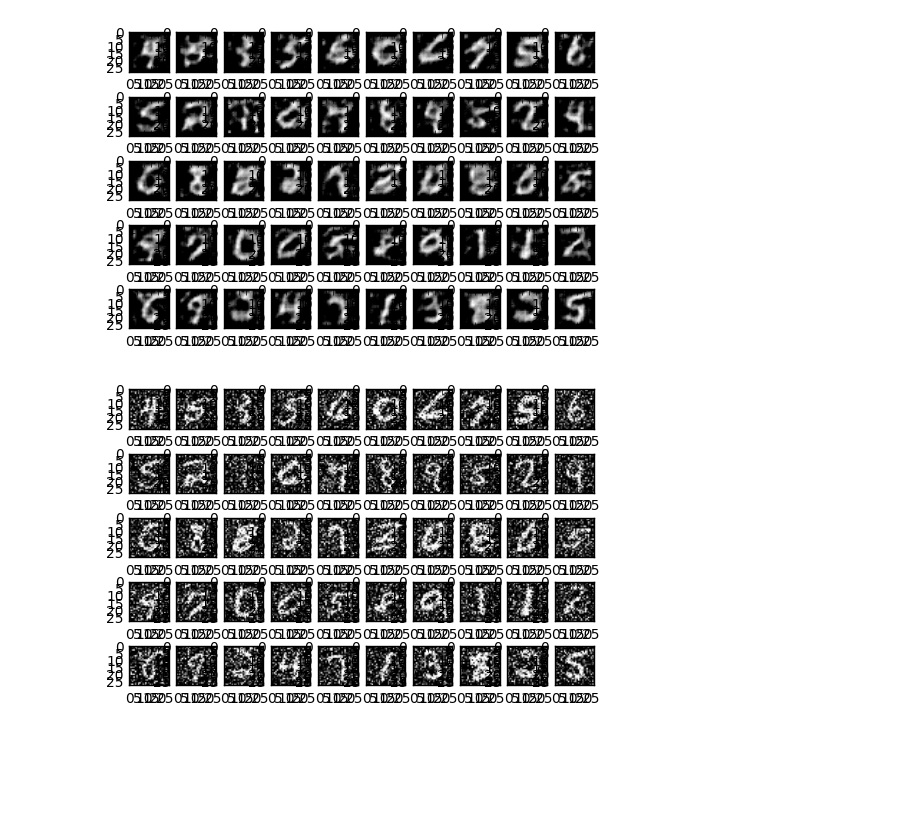
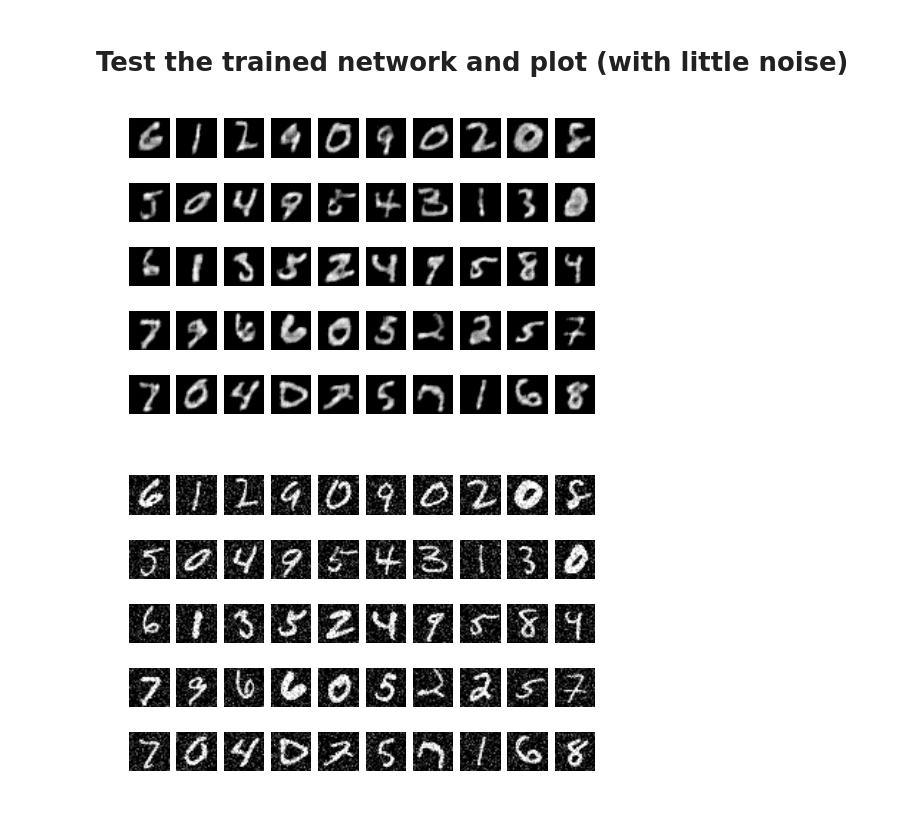
Before and after one commit to dilgers/deep_learning_lab, a Jupyter notebook: Assignment_3/AutoEncoder.ipynb, the cells around one changed output. Cells and saved outputs as stored; diff of their text form; code cells hidden in the pictures; blank space fills up the shorter version.

Commit message:
splitting the plot function for noise free and little noise plots

```diff
--- a/Assignment_3/AutoEncoder.ipynb
+++ b/Assignment_3/AutoEncoder.ipynb
@@ -71,0 +91,20 @@ Training the Autoencoder and creating reconstructed images
+# %%
+batchTest_X, batchLabel = mnist.test.next_batch(50)
+imgsTest = batchTest_X.reshape((-1, 28, 28, 1))
+
+reconstImg = sess.run([network_output], feed_dict={input_image_placeholder: imgsTest})[0]
+
+# plot the reconstructed images and their ground truths (inputs)
+plt.figure(1)
+plt.title('Reconstructed Images')
+for i in range(50):
+    plt.subplot(5, 10, i+1)
+    plt.imshow(reconstImg[i, ..., 0], cmap='gray')
+    plt.axis('off')
+plt.figure(2)
+plt.title('Input Images')
+for i in range(50):
+    plt.subplot(5, 10, i+1)
+    plt.imshow(imgsTest[i, ..., 0], cmap='gray')
+    plt.axis('off')
+plt.show()
@@ -72,36 +114,30 @@ Training the Autoencoder and creating reconstructed images
+# %% [markdown]
+# Test the trained network and plot (with little noise)
 # %%
-with tf.Session() as sess:
-    for idx in range(len(lr)):  # epochs loop
-        sess.run(init)
-        for batch_n in range(batch_per_ep):  # batches loop
-            batchTrain_X, batchLabel = mnist.train.next_batch(batchSize)
-            imgsTrain= batchTrain_X.reshape((-1, 28, 28, 1))
-            _, c = sess.run([opt, loss], feed_dict={learning_rate_placeholder : lr[idx], input_image_placeholder: imgsTrain})
-            costCurve[idx].append(c)
+batchTest_X, batchLabel = mnist.test.next_batch(50)
+imgsTest = batchTest_X.reshape((-1, 28, 28, 1))
 
-    # test the trained network
-    batchTest_X, batchLabel = mnist.test.next_batch(50)
-    imgsTest = batchTest_X.reshape((-1, 28, 28, 1))
+# smalle noise
+noise_factor = 0.2
+imgsTest = imgsTest + noise_factor * np.random.normal(loc=0.0, scale=1.0, size=imgsTest.shape)
+imgsTest = np.clip(imgsTest, 0., 1.)
 
-    # smalle noise
-    noise_factor = 0.5
-    imgsTest = imgsTest + noise_factor * np.random.normal(loc=0.0, scale=1.0, size=imgsTest.shape)
-    imgsTest = np.clip(imgsTest, 0., 1.)
+reconstImg = sess.run([network_output], feed_dict={input_image_placeholder: imgsTest})[0]
 
-    reconstImg = sess.run([network_output], feed_dict={input_image_placeholder: imgsTest})[0]
-
-    # plot the reconstructed images and their ground truths (inputs)
-    plt.figure(1)
-    plt.title('Reconstructed Images')
-    for i in range(50):
-        plt.subplot(5, 10, i+1)
-        plt.imshow(reconstImg[i, ..., 0], cmap='gray')
-    plt.figure(2)
-    plt.title('Input Images')
-    for i in range(50):
-        plt.subplot(5, 10, i+1)
-        plt.imshow(imgsTest[i, ..., 0], cmap='gray')
+# plot the reconstructed images and their ground truths (inputs)
+plt.figure(1)
+plt.title('Reconstructed Images')
+for i in range(50):
+    plt.subplot(5, 10, i+1)
+    plt.imshow(reconstImg[i, ..., 0], cmap='gray')
+    plt.axis('off')
+plt.figure(2)
+plt.title('Input Images')
+for i in range(50):
+    plt.subplot(5, 10, i+1)
+    plt.imshow(imgsTest[i, ..., 0], cmap='gray')
+    plt.axis('off')
 plt.show()
 # %% [output]
-[figure, old version]
+[figure, new version]
-[figure, old version]
+[figure, new version]
```
Also changed, not shown: parts of 17 cells of this notebook.
